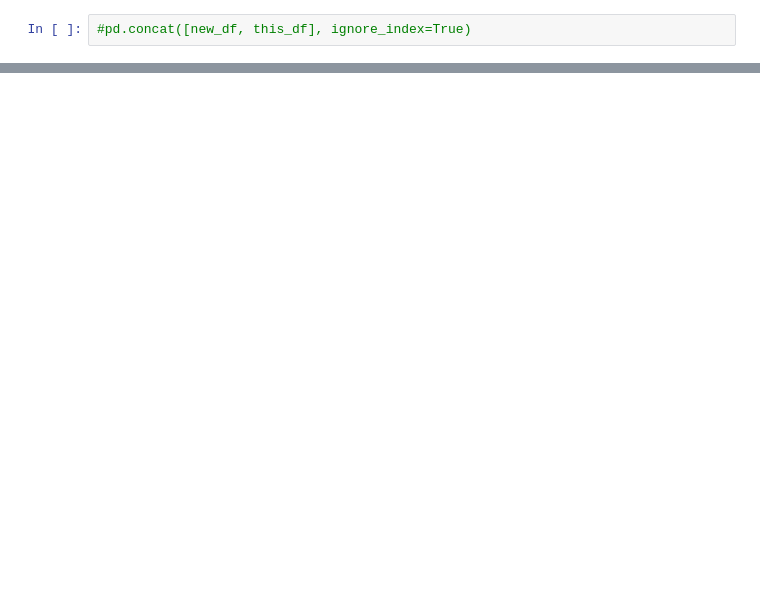
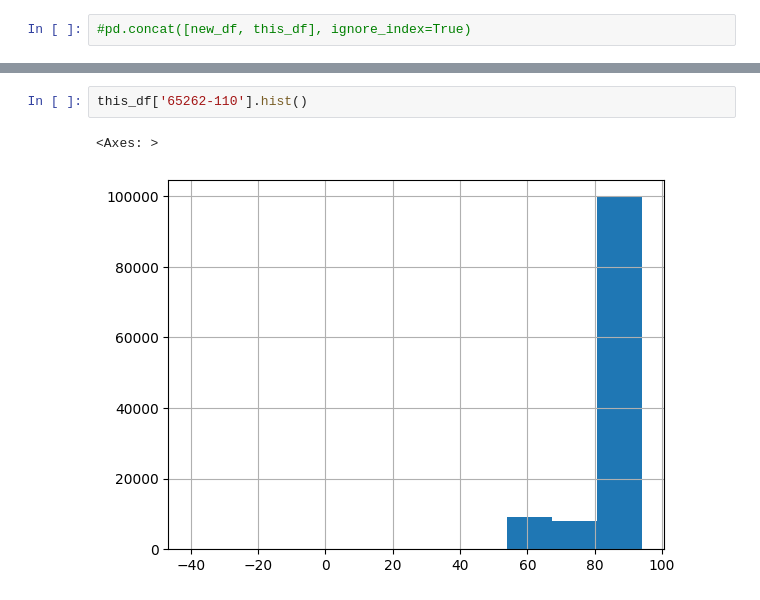
Before and after one commit to gautamvira/Predictive-Maintenance, a Jupyter notebook: data_processing.ipynb, the cells around one changed output, grey strips where cells are left out. Cells and saved outputs as stored; diff of their text form; blank space fills up the shorter version.

```diff
--- a/data_processing.ipynb
+++ b/data_processing.ipynb
@@ -163,0 +167,5 @@ this_df.head(10)
+# %%
+this_df['65262-110'].hist()
+# %% [output]
+<Axes: >
+[figure, added]
```
Also changed, not shown: parts of 30 cells of this notebook, 3 other files.
